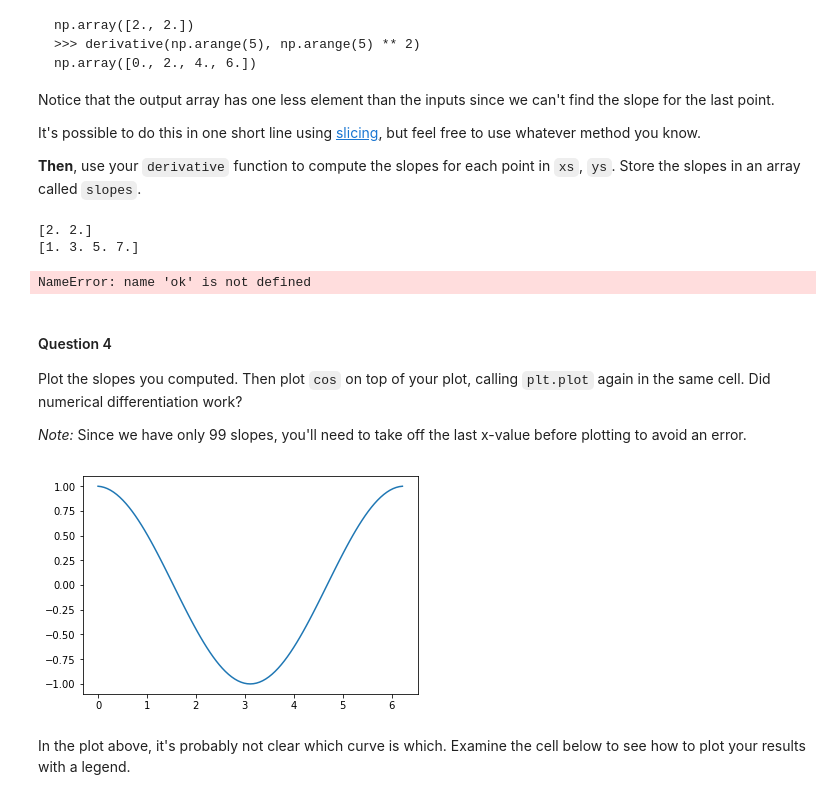
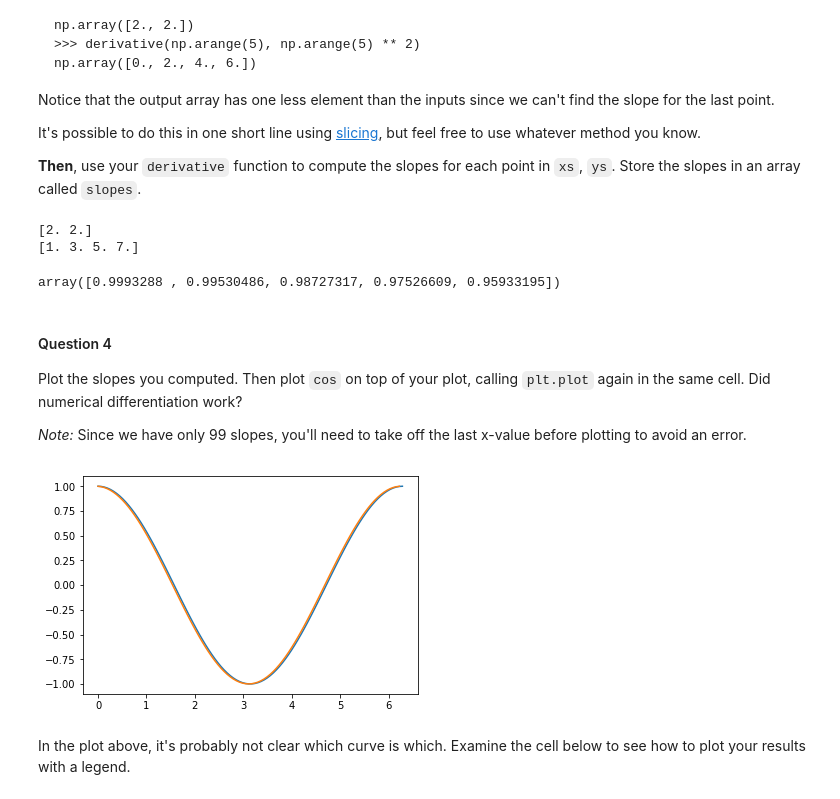
Before and after one commit to YanjieHe/YanjieHe.github.io, a Jupyter notebook: Assignments/HW1.ipynb, the cells around one changed output. Drawn from its saved outputs; the diff is of its cells as text; code cells hidden in the pictures.

```diff
--- a/Assignments/HW1.ipynb
+++ b/Assignments/HW1.ipynb
@@ -210,7 +215,7 @@ contains the value of $ \sin{x} $ at each of those 100 points.
 *Hint:* Use the `np.sin` function. You should be able to define each variable with one line of code.)
 # %%
 import numpy as np
-xs = np.linspace(0, 2 * np.pi, 100)
+xs = np.linspace(start = 0, stop = 2 * np.pi, num = 100)
 ys = np.sin(xs)
 # %%
 _ = ok.grade('q02')
@@ -266,38 +272,27 @@ It's possible to do this in one short line using [slicing](http://pythoncentral.
 Store the slopes in an array called `slopes`.
 # %%
 def derivative(xvals, yvals):
-    result = [ ]
-    for i in range(len(xvals) - 1):
-        x1 = xvals[i]
-        x2 = xvals[i + 1]
-        y1 = yvals[i]
-        y2 = yvals[i + 1]
-        k = (y2 - y1) / (x2 - x1)
-        result.append(k)
-    return np.array(result)
+    return (yvals[1:] - yvals[:-1]) / (xvals[1:] - xvals[:-1])
 
+print(derivative(np.array([0, 1, 2]), np.array([2, 4, 6])))
+print(derivative(np.arange(5), np.arange(5) ** 2))
 slopes = derivative(xs, ys)
 slopes[:5]
-print(derivative(np.array([0, 1, 2]), np.array([2, 4, 6])))
-print(derivative(np.arange(5), np.arange(5) ** 2))
 # %% [output]
 [2. 2.]
 [1. 3. 5. 7.]
+array([0.9993288 , 0.99530486, 0.98727317, 0.97526609, 0.95933195])
-# %%
-_ = ok.grade('q03')
-_ = ok.backup()
-# %% [output]
-NameError: name 'ok' is not defined
 # %% [markdown]
 #### Question 4
 Plot the slopes you computed.  Then plot `cos` on top of your plot, calling `plt.plot` again in the same cell.  Did numerical differentiation work?
 
 *Note:* Since we have only 99 slopes, you'll need to take off the last x-value before plotting to avoid an error.
 # %%
-plt.plot(xs[0: len(xs) - 1], slopes)
+plt.plot(xs, np.cos(xs))
+plt.plot(xs[0:-1], derivative(xs, ys))
 plt.show()
 # %% [output]
-[figure, old version]
+[figure, new version]
 # %% [markdown]
 In the plot above, it's probably not clear which curve is which.  Examine the cell below to see how to plot your results with a legend.
 # %%
```
Also changed, not shown: parts of 36 cells of this notebook, 1 other file.
